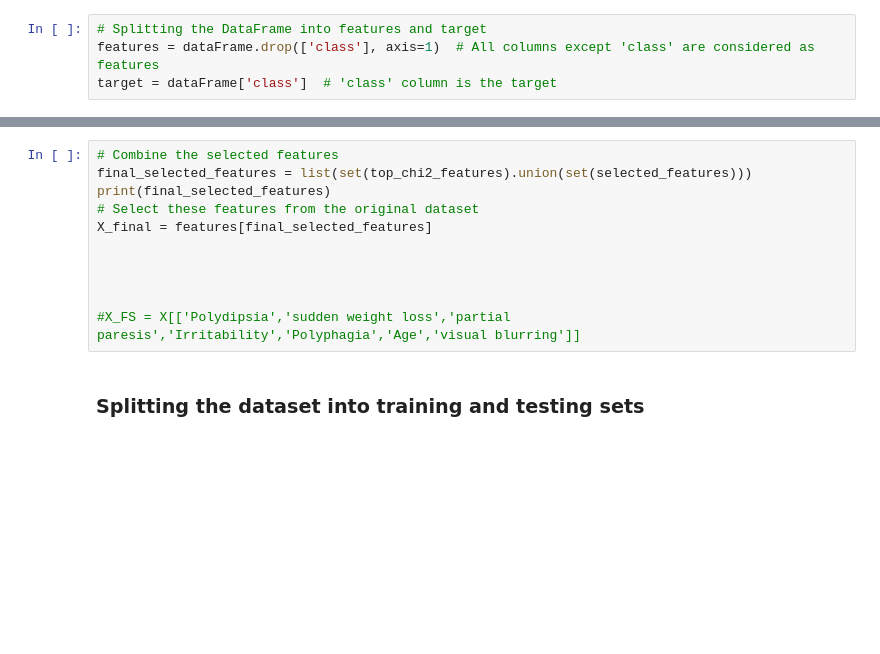
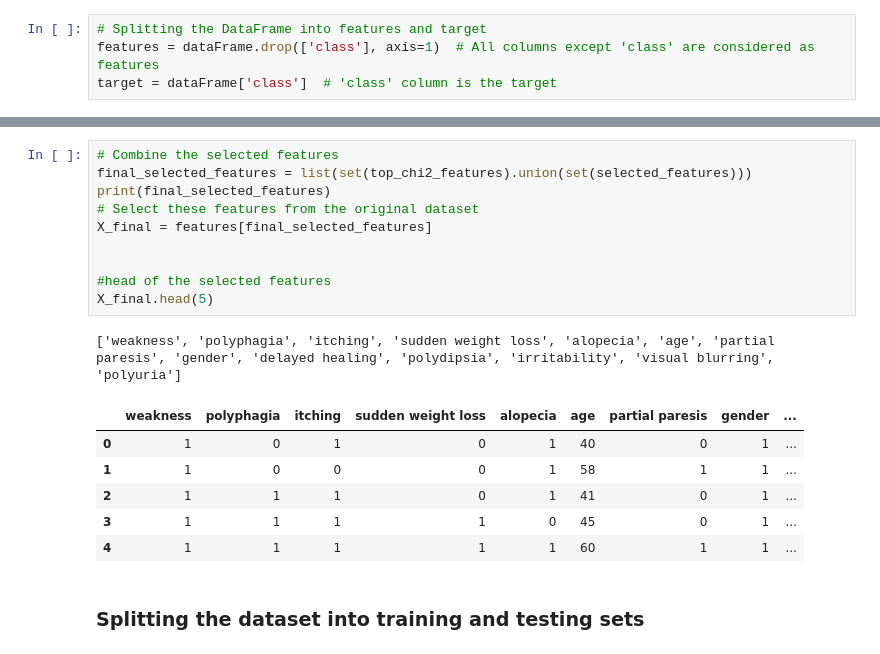
Before and after one commit to Rafhossin/FinalYearProject, a Jupyter notebook: Backend/MLModel.py/ComparativeAnalysis.ipynb, the cells around one changed output, grey strips where cells are left out. Drawn from its saved outputs; the diff is of its cells as text; blank space fills up the shorter version.

```diff
--- a/Backend/MLModel.py/ComparativeAnalysis.ipynb
+++ b/Backend/MLModel.py/ComparativeAnalysis.ipynb
@@ -626,14 +1011,21 @@ selected_features
 # %%
 # Combine the selected features
 final_selected_features = list(set(top_chi2_features).union(set(selected_features)))
 print(final_selected_features)
 # Select these features from the original dataset
 X_final = features[final_selected_features]
 
 
-
-
-#X_FS = X[['Polydipsia','sudden weight loss','partial paresis','Irritability','Polyphagia','Age','visual blurring']]
+#head of the selected features
+X_final.head(5)
+# %% [output]
+['weakness', 'polyphagia', 'itching', 'sudden weight loss', 'alopecia', 'age', 'partial paresis', 'gender', 'delayed healing', 'polydipsia', 'irritability', 'visual blurring', 'polyuria']
+|  | weakness | polyphagia | itching | sudden weight loss | alopecia | age | partial paresis | gender | ... |
+| 0 | 1 | 0 | 1 | 0 | 1 | 40 | 0 | 1 | ... |
+| 1 | 1 | 0 | 0 | 0 | 1 | 58 | 1 | 1 | ... |
+| 2 | 1 | 1 | 1 | 0 | 1 | 41 | 0 | 1 | ... |
+| 3 | 1 | 1 | 1 | 1 | 0 | 45 | 0 | 1 | ... |
+| 4 | 1 | 1 | 1 | 1 | 1 | 60 | 1 | 1 | ... |
 # %% [markdown]
 ### Splitting the dataset into training and testing sets
 # %%
```
Also changed, not shown: parts of 67 cells of this notebook, 48 other files.
